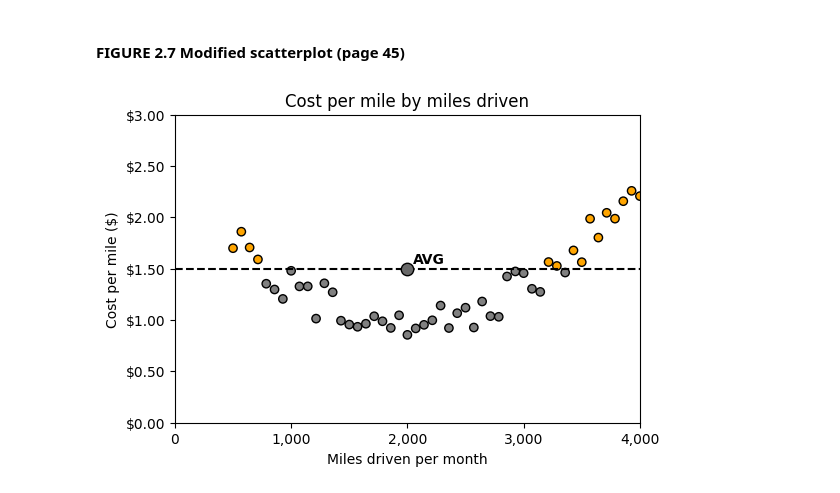
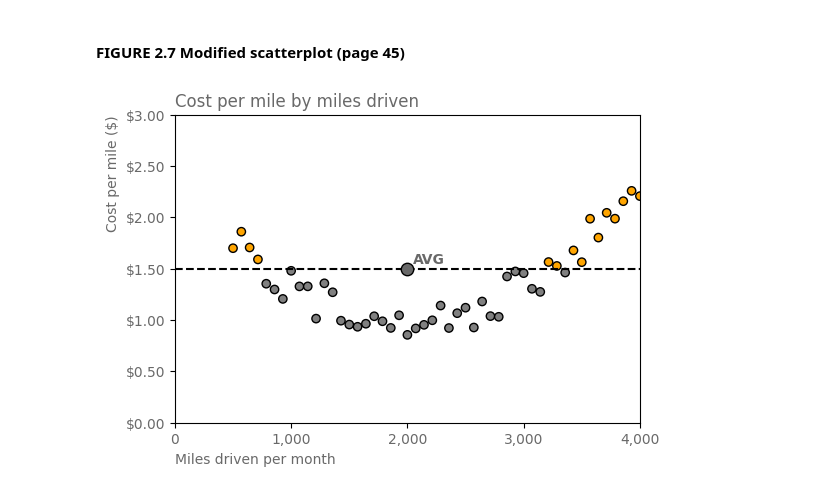
Before and after one commit to SergeyNelyapenkoBU/2025-spring-B2, a Jupyter notebook: OMDS-ModB2-Week4-Nelyapenko-Sergey.ipynb, the cells around one changed output. Cells and saved outputs as stored; diff of their text form; code cells hidden in the pictures.

```diff
--- a/OMDS-ModB2-Week4-Nelyapenko-Sergey.ipynb
+++ b/OMDS-ModB2-Week4-Nelyapenko-Sergey.ipynb
@@ -360,30 +360,30 @@ cost_per_mile = y_base + np.random.uniform(-0.2, 0.2, len(x))
 
 # Determine colors based on threshold
 colors = ['orange' if c > 1.5 else 'gray' for c in cost_per_mile]
-# %%
-# Plot
-plt.figure(figsize=(6, 4))
-plt.scatter(x, cost_per_mile, c=colors, edgecolors='black')
-
-# Add the average cost per mile line
-plt.axhline(avg_cost, color='black', linestyle='dashed')
-
-# Add the "AVG" point as a dark gray dot
-plt.scatter([2000], [avg_cost], color='dimgray', s=80, edgecolors='black', zorder=3)
-plt.text(2050, avg_cost + 0.05, "AVG", fontsize=10, fontweight='bold', color='black')
-
-# Labels
-plt.xlabel("Miles driven per month")
-plt.ylabel("Cost per mile")
-plt.title("Cost per mile by miles driven")
-
-# Formatting
-plt.xticks([0, 1000, 2000, 3000, 4000], labels=['0', '1,000', '2,000', '3,000', '4,000'])
-plt.yticks([0, 0.5, 1.0, 1.5, 2.0, 2.5, 3.0], labels=["$0.00", "$0.50", "$1.00", "$1.50", "$2.00", "$2.50", "$3.00"])
-plt.xlim(0, 4000)
-plt.ylim(0, 3)
-
-# Show plot
-plt.show()
-# %% [output]
-[figure, removed]
+# %%
+# Plot
+plt.figure(figsize=(6, 4))
+plt.scatter(x, cost_per_mile, c=colors, edgecolors='black')
+
+# Add the average cost per mile line
+plt.axhline(avg_cost, color='black', linestyle='dashed')
+
+# Add the "AVG" point as a dark gray dot
+plt.scatter([2000], [avg_cost], color='dimgray', s=80, edgecolors='black', zorder=3)
+plt.text(2050, avg_cost + 0.05, "AVG", fontsize=10, fontweight='bold', color='dimgray')
+
+# Labels with dark gray color
+plt.xlabel("Miles driven per month", color='dimgray', loc='left')
+plt.ylabel("Cost per mile ($)", color='dimgray', loc='top')
+plt.title("Cost per mile by miles driven", color='dimgray', loc='left')
+
+# Formatting
+plt.xticks([0, 1000, 2000, 3000, 4000], labels=['0', '1,000', '2,000', '3,000', '4,000'], color='dimgray')
+plt.yticks([0, 0.5, 1.0, 1.5, 2.0, 2.5, 3.0], labels=["$0.00", "$0.50", "$1.00", "$1.50", "$2.00", "$2.50", "$3.00"], color='dimgray')
+plt.xlim(0, 4000)
+plt.ylim(0, 3)
+
+# Show plot
+plt.show()
+# %% [output]
+[figure, added]
```
Also changed, not shown: 1 other file.
